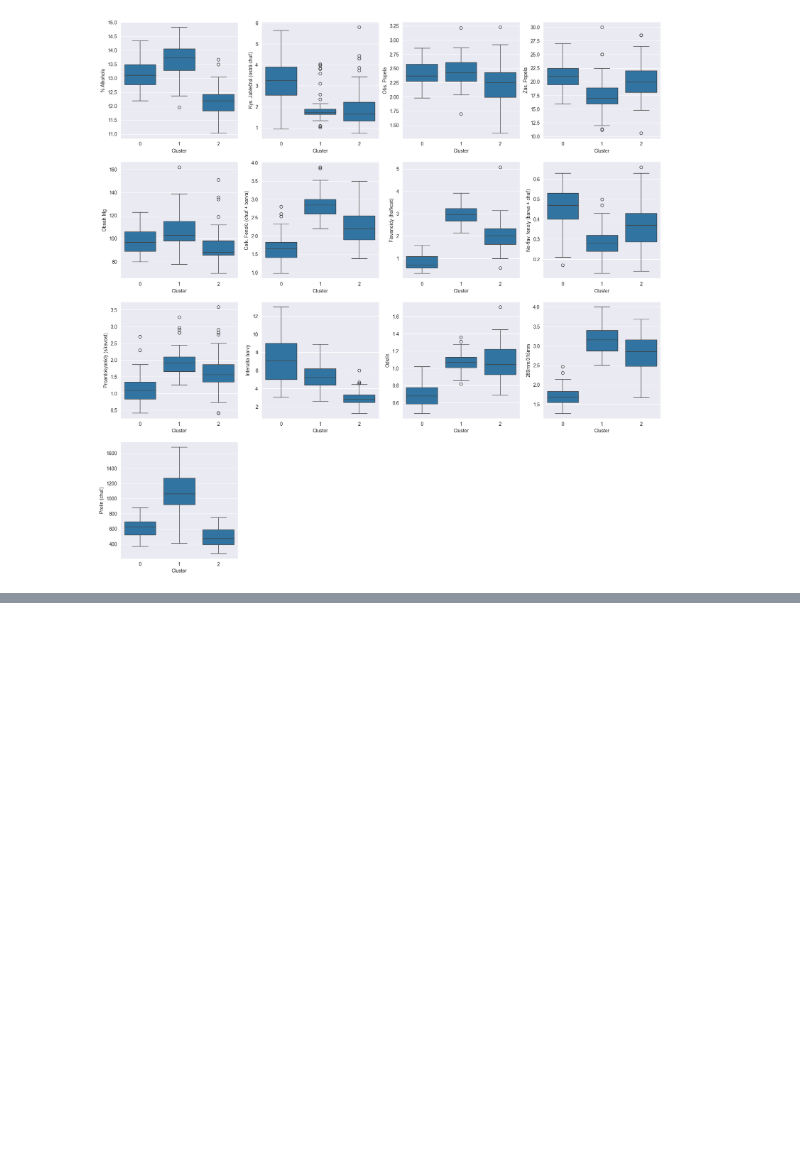
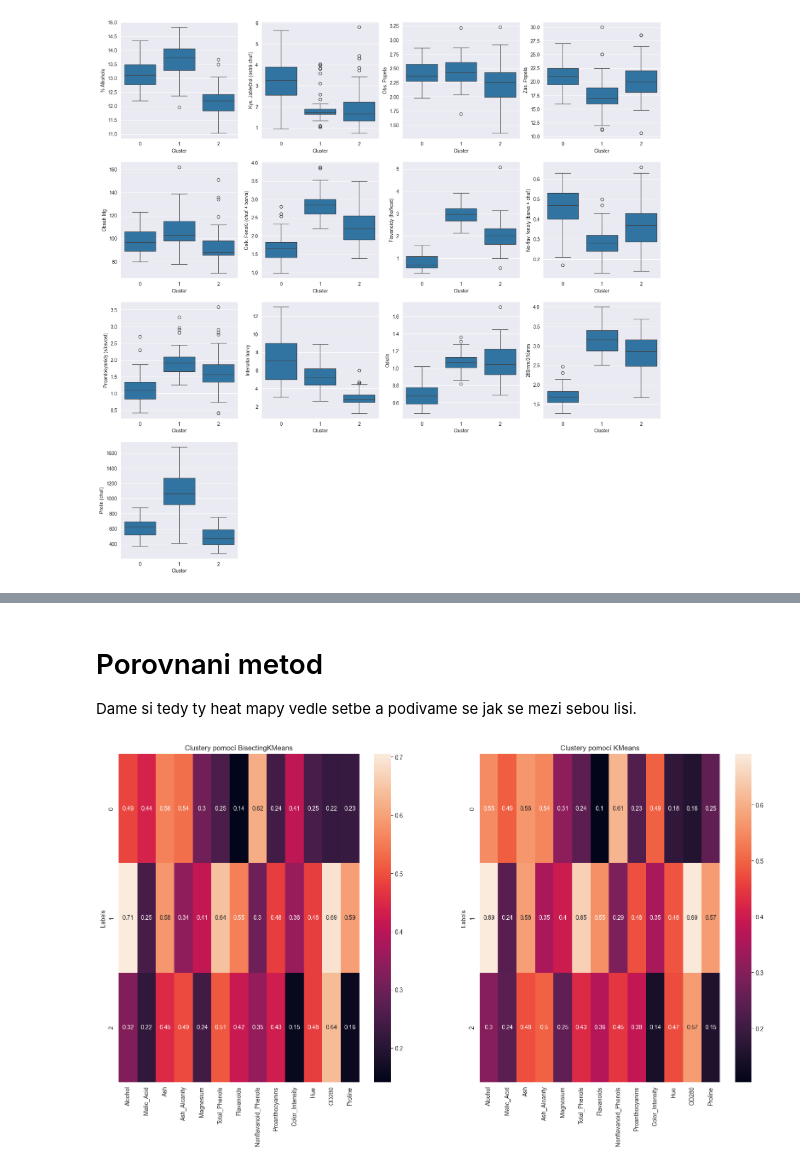
Before and after one commit to elsnoxx/VSB, a Jupyter notebook: 5_semestr/ZSU/projekt1/app.ipynb, the cells around one changed output, grey strips where cells are left out. Saved outputs shown, nothing was run; the diff lists cells and outputs as text; code cells hidden in the pictures; blank space fills up the shorter version.

```diff
--- a/5_semestr/ZSU/projekt1/app.ipynb
+++ b/5_semestr/ZSU/projekt1/app.ipynb
@@ -448,0 +624,15 @@ plt.show()
+# %% [markdown]
+# Porovnani metod
+
+Dame si tedy ty heat mapy vedle setbe a podivame se jak se mezi sebou lisi.
+# %%
+plt.figure(figsize=(20,10))
+plt.subplot(1, 2, 1)
+sns.heatmap(bisEncoded.groupby("Labels").mean(), annot=True)
+plt.title("Clustery pomocí BisectingKMeans")
+plt.subplot(1, 2, 2)
+sns.heatmap(kmeansEncoded.groupby("Labels").mean(), annot=True)
+plt.title("Clustery pomocí KMeans")
+plt.show()
+# %% [output]
+[figure, added]
```
Also changed, not shown: parts of 18 cells of this notebook, 6 other files.
